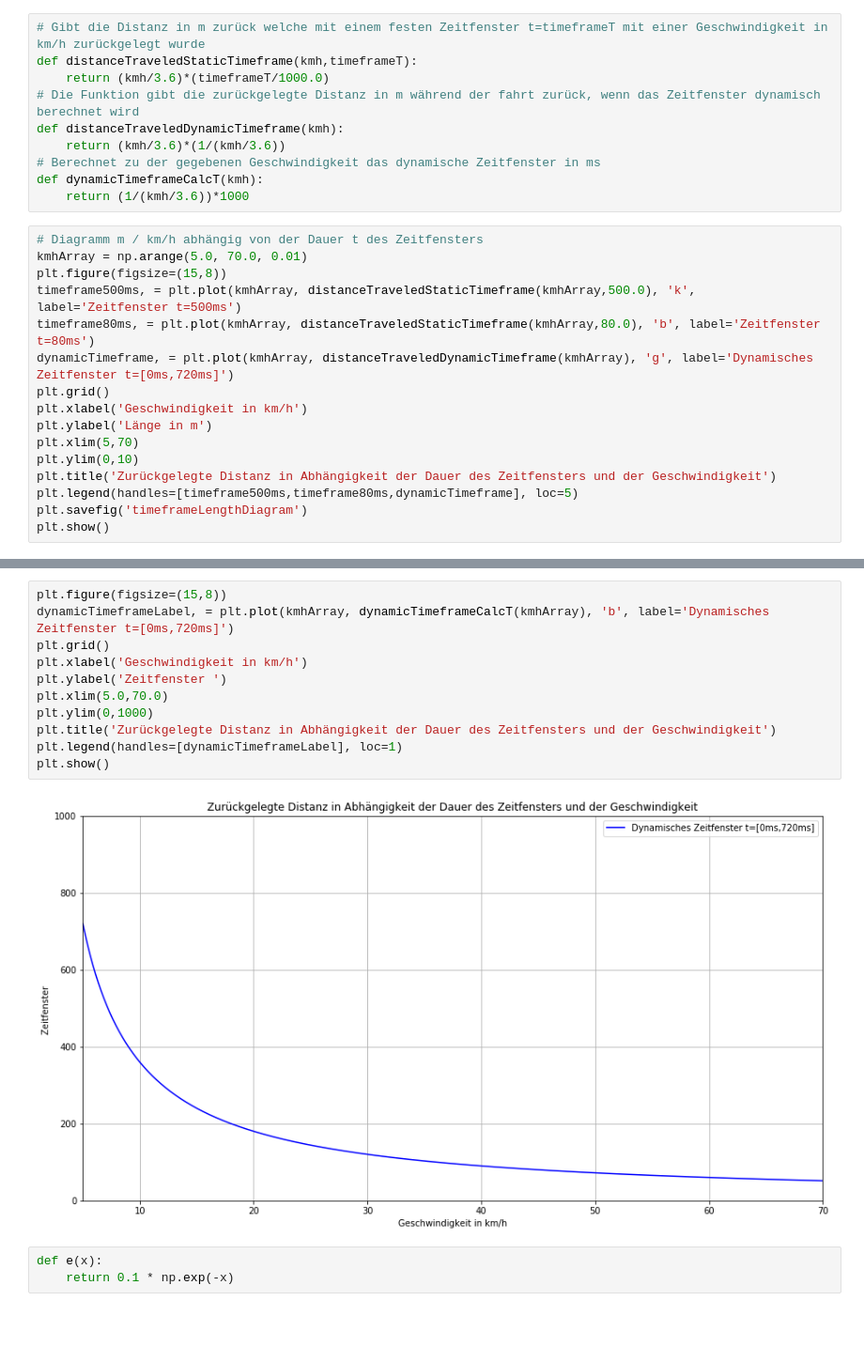
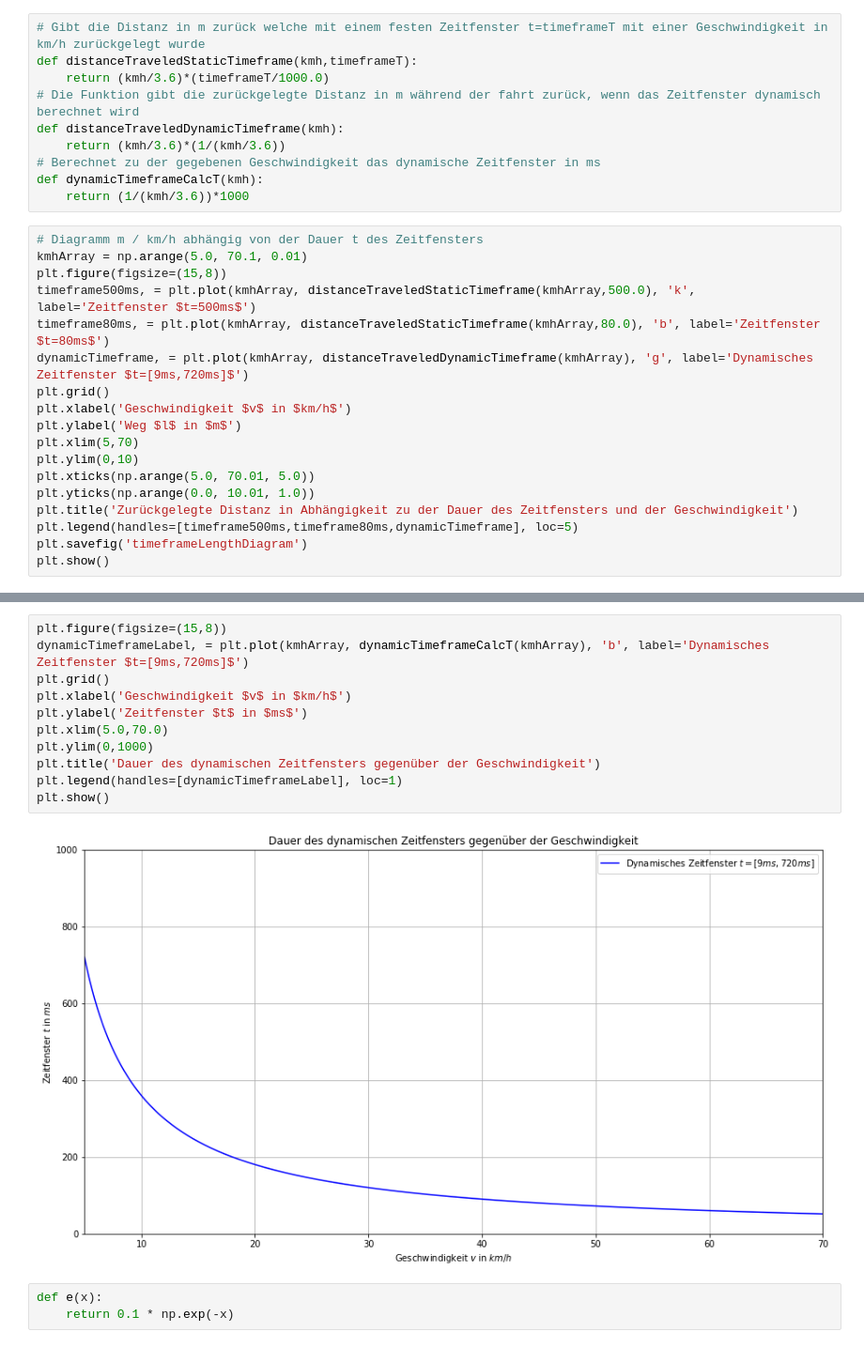
Before and after one commit to SandGreif/FahrradwegeKlassifizierung, a Jupyter notebook: datenvisualisierung/timeframeLengthDiagram.ipynb, the cells around one changed output, grey strips where cells are left out. Shown at 94% size. Drawn from its saved outputs; the diff is of its cells as text; blank space fills up the shorter version.

Commit message:
Zeitfenster Dokumentation erweitert

```diff
--- a/datenvisualisierung/timeframeLengthDiagram.ipynb
+++ b/datenvisualisierung/timeframeLengthDiagram.ipynb
@@ -66,17 +69,19 @@ def dynamicTimeframeCalcT(kmh):
     return (1/(kmh/3.6))*1000
 # %%
 # Diagramm m / km/h abhängig von der Dauer t des Zeitfensters
-kmhArray = np.arange(5.0, 70.0, 0.01)
+kmhArray = np.arange(5.0, 70.1, 0.01)
 plt.figure(figsize=(15,8))
-timeframe500ms, = plt.plot(kmhArray, distanceTraveledStaticTimeframe(kmhArray,500.0), 'k', label='Zeitfenster t=500ms')
-timeframe80ms, = plt.plot(kmhArray, distanceTraveledStaticTimeframe(kmhArray,80.0), 'b', label='Zeitfenster t=80ms')
-dynamicTimeframe, = plt.plot(kmhArray, distanceTraveledDynamicTimeframe(kmhArray), 'g', label='Dynamisches Zeitfenster t=[0ms,720ms]')
+timeframe500ms, = plt.plot(kmhArray, distanceTraveledStaticTimeframe(kmhArray,500.0), 'k', label='Zeitfenster $t=500ms$')
+timeframe80ms, = plt.plot(kmhArray, distanceTraveledStaticTimeframe(kmhArray,80.0), 'b', label='Zeitfenster $t=80ms$')
+dynamicTimeframe, = plt.plot(kmhArray, distanceTraveledDynamicTimeframe(kmhArray), 'g', label='Dynamisches Zeitfenster $t=[9ms,720ms]$')
 plt.grid()
-plt.xlabel('Geschwindigkeit in km/h')
-plt.ylabel('Länge in m')
+plt.xlabel('Geschwindigkeit $v$ in $km/h$')
+plt.ylabel('Weg $l$ in $m$')
 plt.xlim(5,70)
 plt.ylim(0,10)
-plt.title('Zurückgelegte Distanz in Abhängigkeit der Dauer des Zeitfensters und der Geschwindigkeit')
+plt.xticks(np.arange(5.0, 70.01, 5.0))
+plt.yticks(np.arange(0.0, 10.01, 1.0))
+plt.title('Zurückgelegte Distanz in Abhängigkeit zu der Dauer des Zeitfensters und der Geschwindigkeit')
 plt.legend(handles=[timeframe500ms,timeframe80ms,dynamicTimeframe], loc=5)
 plt.savefig('timeframeLengthDiagram')
 plt.show()
@@ -85,16 +90,16 @@ plt.show()
 # %%
 plt.figure(figsize=(15,8))
-dynamicTimeframeLabel, = plt.plot(kmhArray, dynamicTimeframeCalcT(kmhArray), 'b', label='Dynamisches Zeitfenster t=[0ms,720ms]')
+dynamicTimeframeLabel, = plt.plot(kmhArray, dynamicTimeframeCalcT(kmhArray), 'b', label='Dynamisches Zeitfenster $t=[9ms,720ms]$')
 plt.grid()
-plt.xlabel('Geschwindigkeit in km/h')
-plt.ylabel('Zeitfenster ')
+plt.xlabel('Geschwindigkeit $v$ in $km/h$')
+plt.ylabel('Zeitfenster $t$ in $ms$')
 plt.xlim(5.0,70.0)
 plt.ylim(0,1000)
-plt.title('Zurückgelegte Distanz in Abhängigkeit der Dauer des Zeitfensters und der Geschwindigkeit')
+plt.title('Dauer des dynamischen Zeitfensters gegenüber der Geschwindigkeit')
 plt.legend(handles=[dynamicTimeframeLabel], loc=1)
 plt.show()
 # %% [output]
-[figure, old version]
+[figure, new version]
 # %%
 def e(x):
     return 0.1 * np.exp(-x)
```
Also changed, not shown: parts of 3 cells of this notebook, 8 other files.
